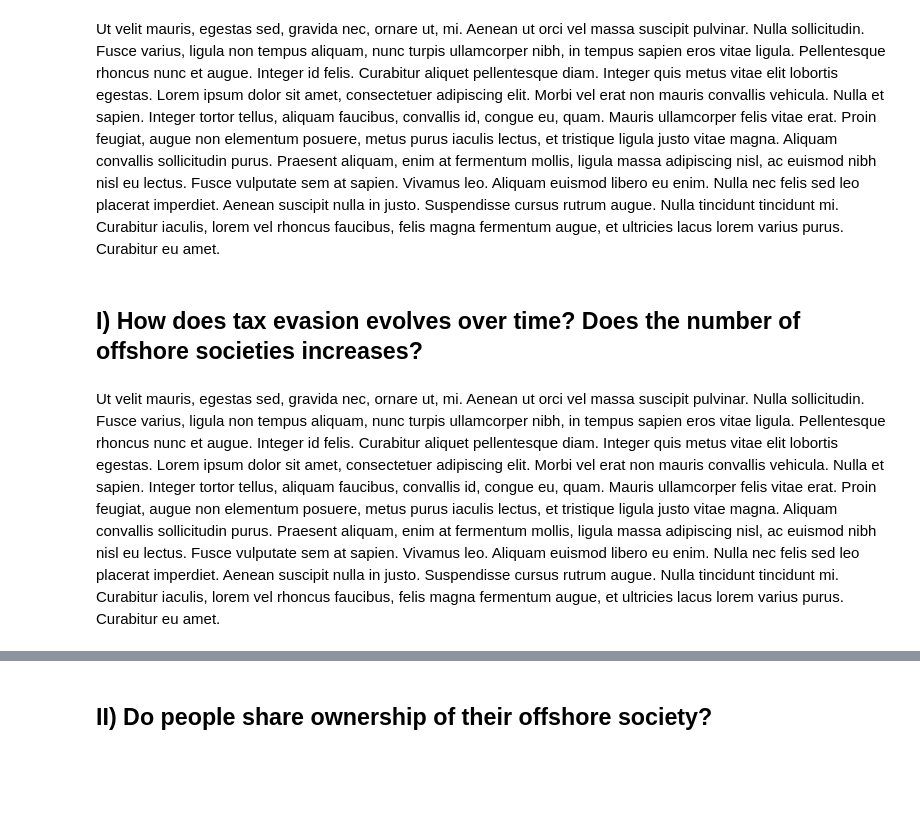
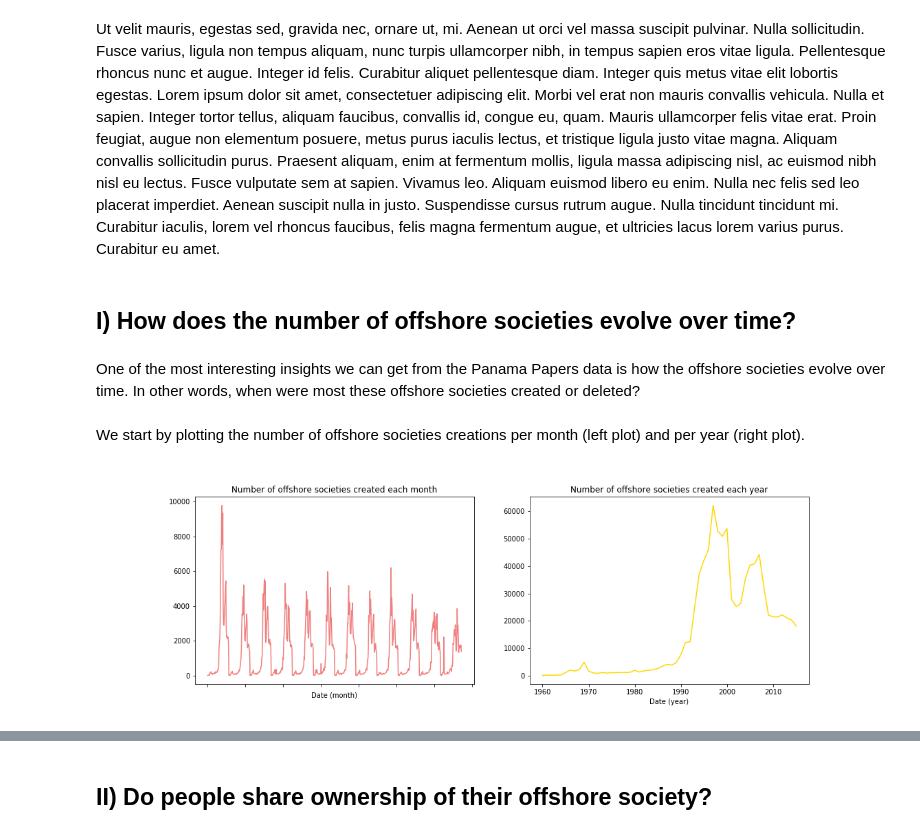
Before and after one commit to yymartin/ADA_Project_Cobra, a Jupyter notebook: index.ipynb, the cells around one changed output, grey strips where cells are left out. Drawn from its saved outputs; the diff is of its cells as text; code cells hidden in the pictures; blank space fills up the shorter version.

Commit message:
Data story de feu

```diff
--- a/index.ipynb
+++ b/index.ipynb
@@ -42,6 +42,12 @@ Aliquam convallis sollicitudin purus. Praesent aliquam, enim at fermentum mollis
 Ut velit mauris, egestas sed, gravida nec, ornare ut, mi. Aenean ut orci vel massa suscipit pulvinar. Nulla sollicitudin. Fusce varius, ligula non tempus aliquam, nunc turpis ullamcorper nibh, in tempus sapien eros vitae ligula. Pellentesque rhoncus nunc et augue. Integer id felis. Curabitur aliquet pellentesque diam. Integer quis metus vitae elit lobortis egestas. Lorem ipsum dolor sit amet, consectetuer adipiscing elit. Morbi vel erat non mauris convallis vehicula. Nulla et sapien. Integer tortor tellus, aliquam faucibus, convallis id, congue eu, quam. Mauris ullamcorper felis vitae erat. Proin feugiat, augue non elementum posuere, metus purus iaculis lectus, et tristique ligula justo vitae magna.
 Aliquam convallis sollicitudin purus. Praesent aliquam, enim at fermentum mollis, ligula massa adipiscing nisl, ac euismod nibh nisl eu lectus. Fusce vulputate sem at sapien. Vivamus leo. Aliquam euismod libero eu enim. Nulla nec felis sed leo placerat imperdiet. Aenean suscipit nulla in justo. Suspendisse cursus rutrum augue. Nulla tincidunt tincidunt mi. Curabitur iaculis, lorem vel rhoncus faucibus, felis magna fermentum augue, et ultricies lacus lorem varius purus. Curabitur eu amet.
 # %% [markdown]
-## I) How does tax evasion evolves over time? Does the number of offshore societies increases?
+## I) How does the number of offshore societies evolve over time?
-# %% [markdown]
-Ut velit mauris, egestas sed, gravida nec, ornare ut, mi. Aenean ut orci vel massa suscipit pulvinar. Nulla sollicitudin. Fusce varius, ligula non tempus aliquam, nunc turpis ullamcorper nibh, in tempus sapien eros vitae ligula. Pellentesque rhoncus nunc et augue. Integer id felis. Curabitur aliquet pellentesque diam. Integer quis metus vitae elit lobortis egestas. Lorem ipsum dolor sit amet, consectetuer adipiscing elit. Morbi vel erat non mauris convallis vehicula. Nulla et sapien. Integer tortor tellus, aliquam faucibus, convallis id, congue eu, quam. Mauris ullamcorper felis vitae erat. Proin feugiat, augue non elementum posuere, metus purus iaculis lectus, et tristique ligula justo vitae magna. Aliquam convallis sollicitudin purus. Praesent aliquam, enim at fermentum mollis, ligula massa adipiscing nisl, ac euismod nibh nisl eu lectus. Fusce vulputate sem at sapien. Vivamus leo. Aliquam euismod libero eu enim. Nulla nec felis sed leo placerat imperdiet. Aenean suscipit nulla in justo. Suspendisse cursus rutrum augue. Nulla tincidunt tincidunt mi. Curabitur iaculis, lorem vel rhoncus faucibus, felis magna fermentum augue, et ultricies lacus lorem varius purus. Curabitur eu amet.
+# %% [markdown]
+One of the most interesting insights we can get from the Panama Papers data is how the offshore societies evolve over time. In other words, when were most these offshore societies created or deleted?
+# %% [markdown]
+We start by plotting the number of offshore societies creations per month (left plot) and per year (right plot).
+# %%
+Image(filename='Plots/1-1.png')
+# %% [output]
+[figure, added]
```
Also changed, not shown: parts of 6 cells of this notebook.
